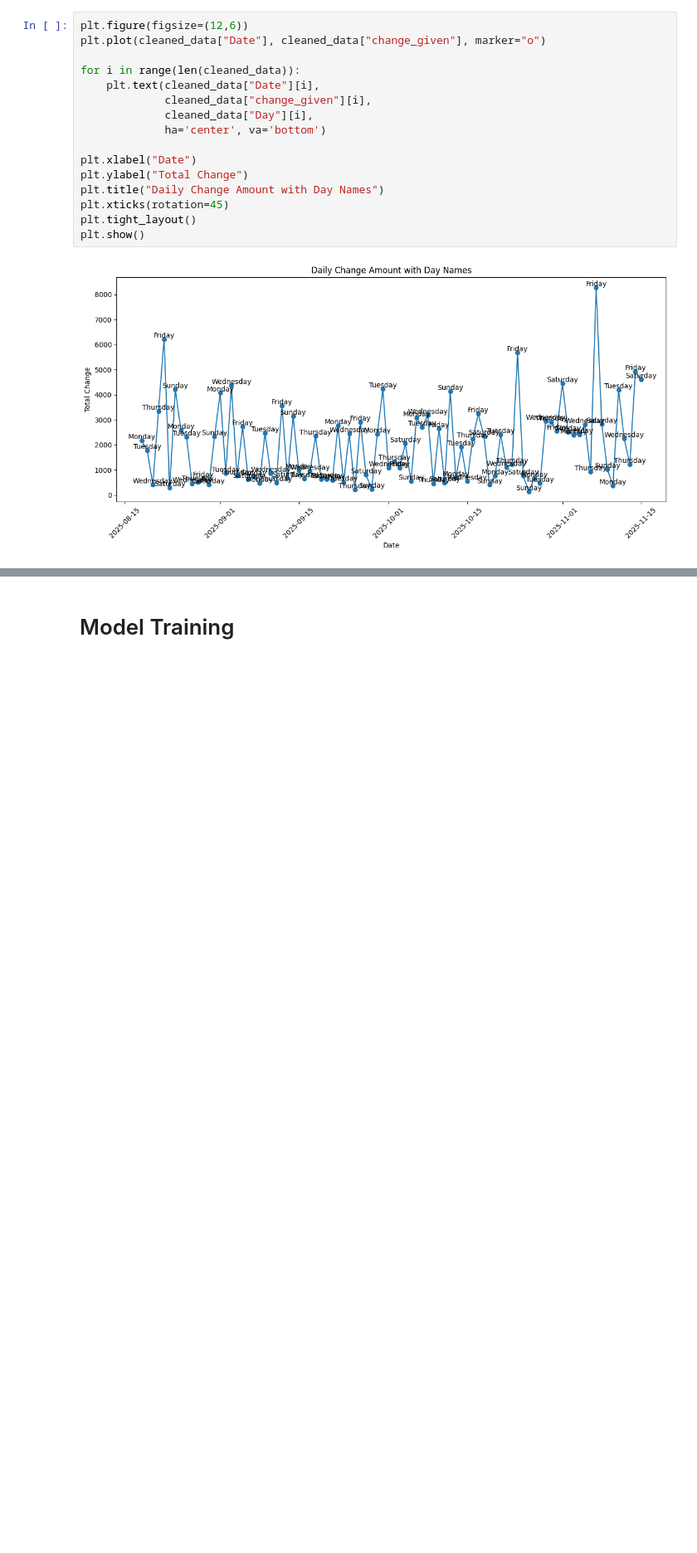
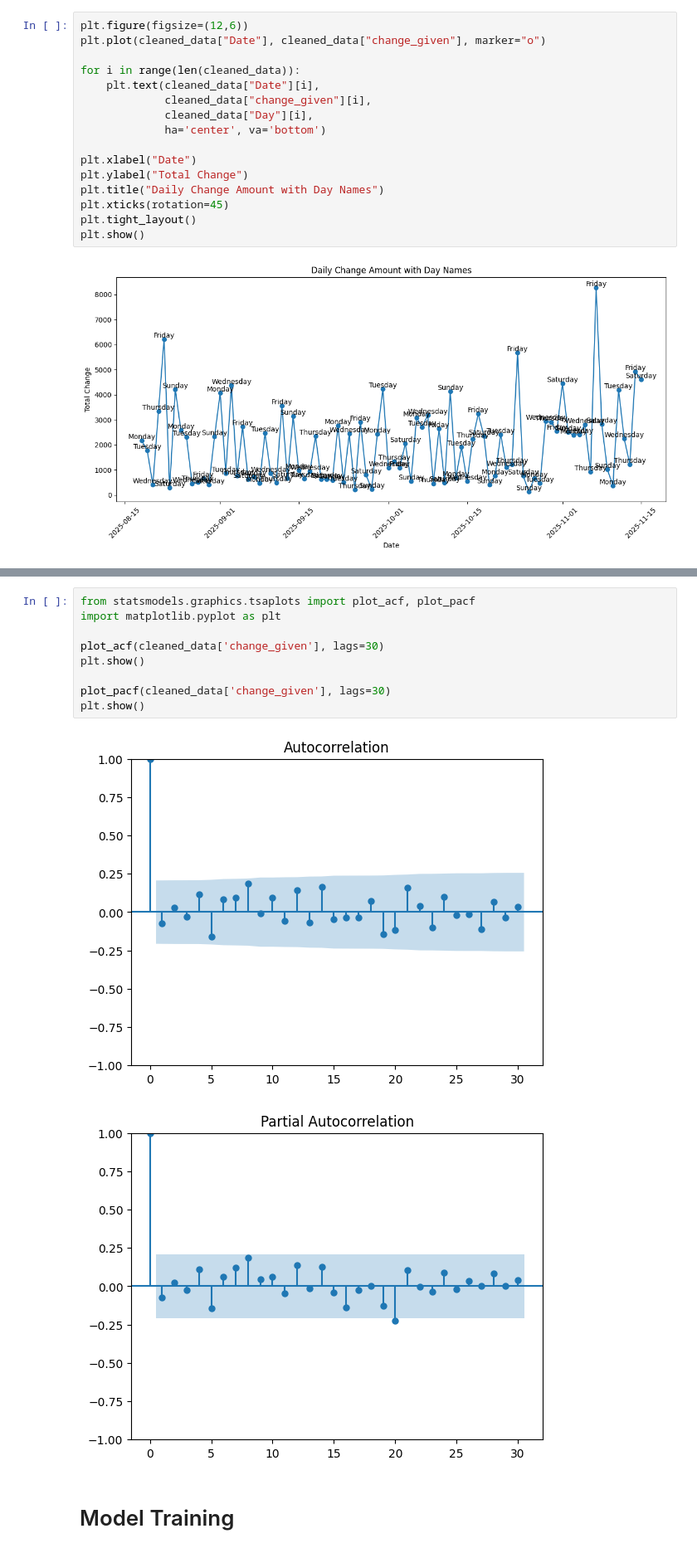
Before and after one commit to OM3NCODE/Retail-Saarthi, a Jupyter notebook: ARIMA Cash_Prediction.ipynb, the cells around one changed output, grey strips where cells are left out. Shown: that part at 83% size. Drawn from its saved outputs; the diff is of its cells as text; blank space fills up the shorter version.

```diff
--- a/Data_cleaning.ipynb
+++ b/ARIMA Cash_Prediction.ipynb
@@ -119,3 +148,15 @@ plt.show()
+# %%
+from statsmodels.graphics.tsaplots import plot_acf, plot_pacf
+import matplotlib.pyplot as plt
+
+plot_acf(cleaned_data['change_given'], lags=30)
+plt.show()
+
+plot_pacf(cleaned_data['change_given'], lags=30)
+plt.show()
+# %% [output]
+[figure, added]
+[figure, added]
 # %% [markdown]
 # Model Training
 # %%
```
Also changed, not shown: parts of 7 cells of this notebook, 1 other file.
